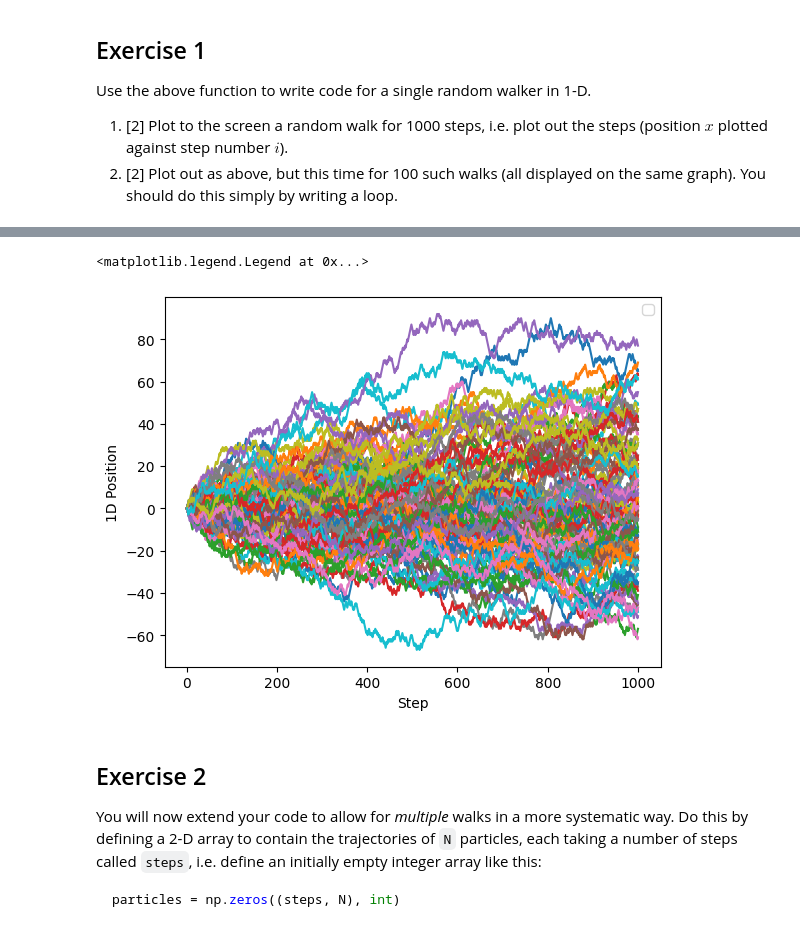
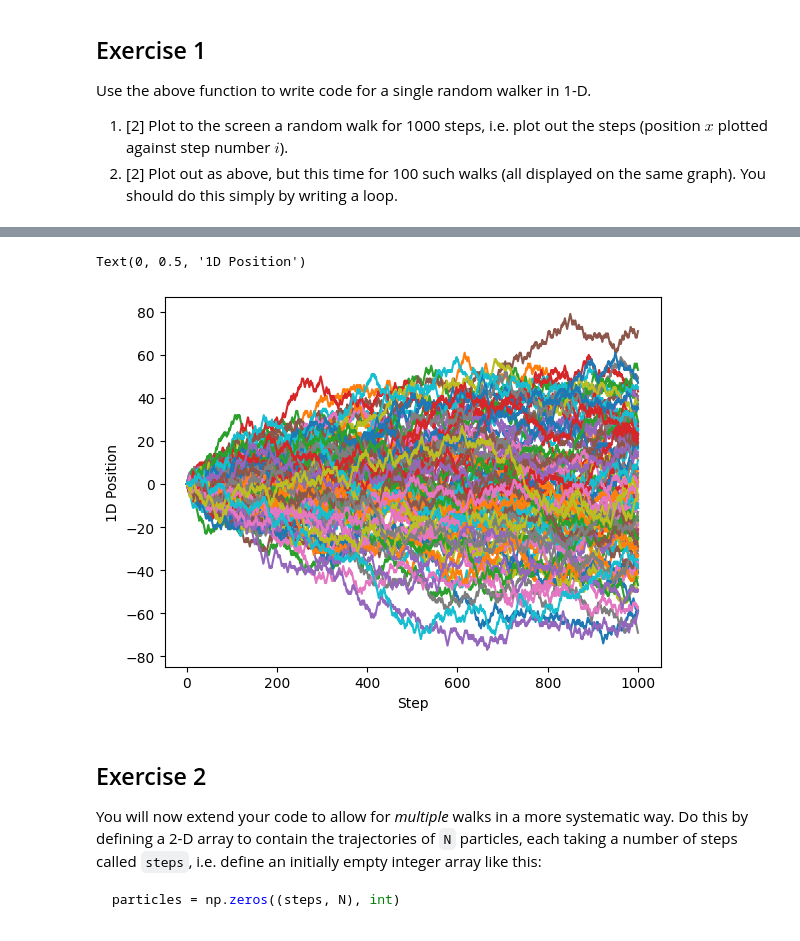
Before and after one commit to PX2145-2025/week-7-b-Barry-Owyn, a Jupyter notebook: Random_walk.ipynb, the cells around one changed output, grey strips where cells are left out. Drawn from its saved outputs; the diff is of its cells as text; code cells hidden in the pictures.

```diff
--- a/Random_walk.ipynb
+++ b/Random_walk.ipynb
@@ -95,21 +95,20 @@ plt.legend()
 # %%
 # Create a new function that generates 'n' number of walks of an inputted number of steps, and displays all of these walks on the same graph.
 
 def display_walks(steps, n):
     '''
     display_walks takes an n value as the number of walks being displayed, with 'steps' steps generated for all of these walks, and subsequently displayed on the same graph.
     '''
     for i in range(n):  # Loops the walk function and subsequent plot n times.
         position = walk(steps) # Takes the given number of steps and uses it to generate a walk.
         plt.plot(np.linspace(1, 1000, 1000), position,) # Plot this generated walk before looping again, until n has been reached.
 
 display_walks(1000, 100) # Generate 100 walks of 1000 steps, and display on the same graph.
 plt.xlabel("Step")
 plt.ylabel("1D Position")
-plt.legend()
 # %% [output]
-<matplotlib.legend.Legend at 0x...>
+Text(0, 0.5, '1D Position')
-[figure, old version]
+[figure, new version]
 # %% [markdown]
 ## Exercise 2
 You will now extend your code to allow for _multiple_ walks in a more systematic way. Do this by defining a 2-D array to contain the trajectories of `N` particles, each taking a number of steps called `steps`, i.e. define an initially empty integer array like this:
```
Also changed, not shown: parts of 9 cells of this notebook.
